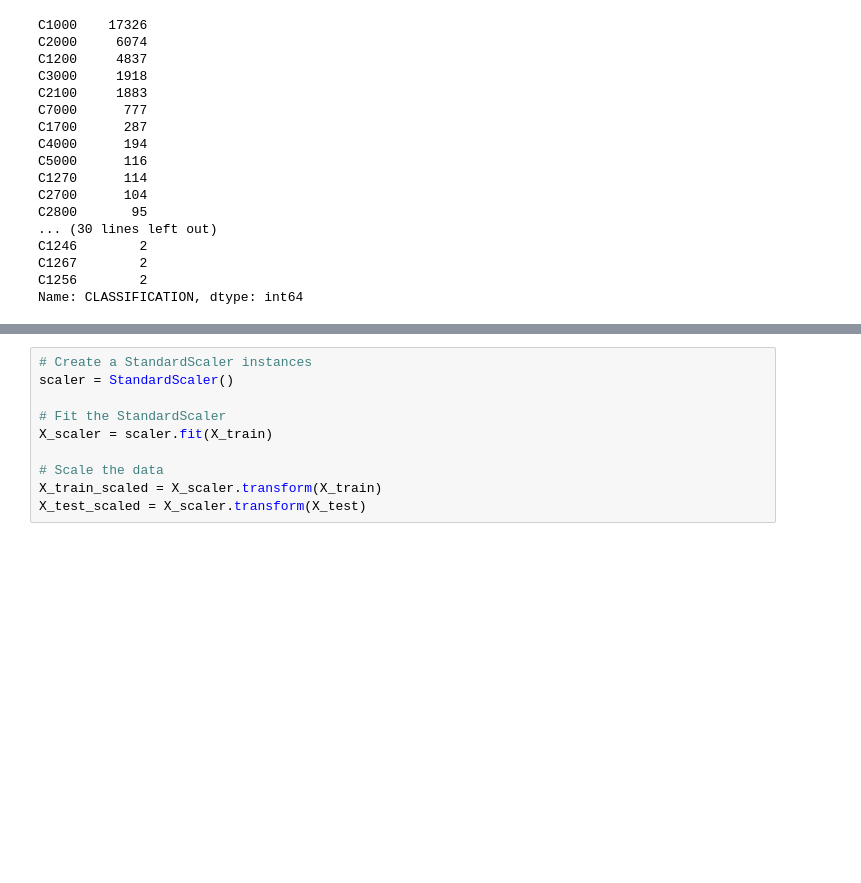
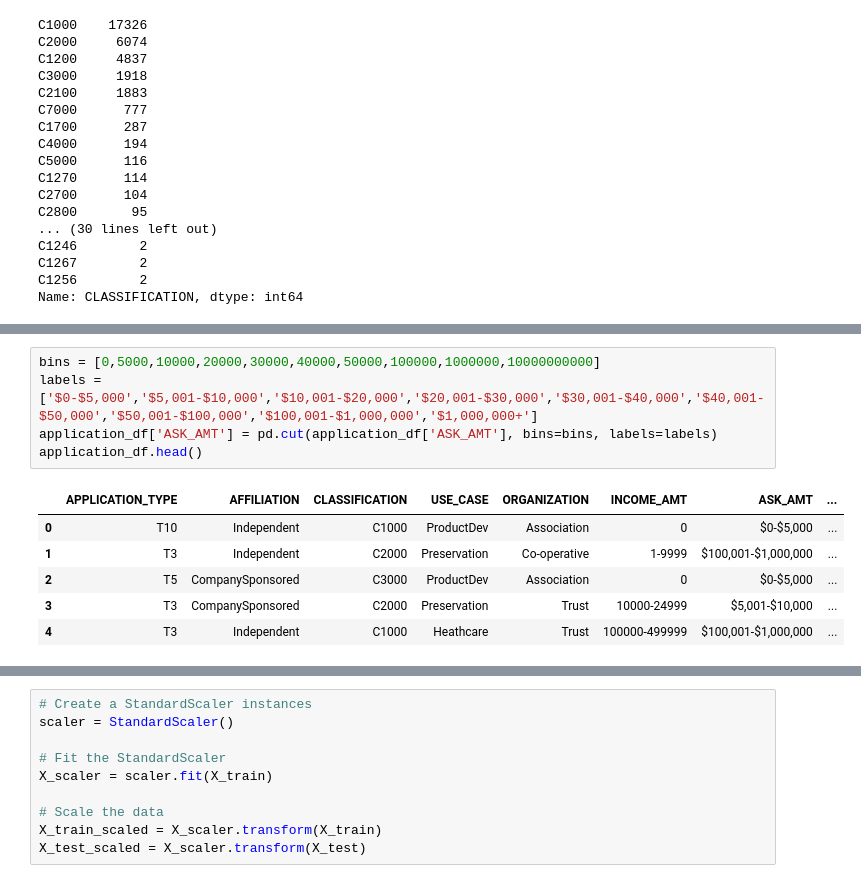
Before and after one commit to gamountainmama/deep-learning-challenge, a Jupyter notebook: AlphabetSoupCharity_Optimization.ipynb, the cells around one changed output, grey strips where cells are left out. Saved outputs shown, nothing was run; the diff lists cells and outputs as text; blank space fills up the shorter version.

```diff
--- a/AlphabetSoupCharity_Optimization.ipynb
+++ b/AlphabetSoupCharity_Optimization.ipynb
@@ -278,0 +176,12 @@ application_df.head()
+# %%
+bins = [0,5000,10000,20000,30000,40000,50000,100000,1000000,10000000000]
+labels = ['$0-$5,000','$5,001-$10,000','$10,001-$20,000','$20,001-$30,000','$30,001-$40,000','$40,001-$50,000','$50,001-$100,000','$100,001-$1,000,000','$1,000,000+']
+application_df['ASK_AMT'] = pd.cut(application_df['ASK_AMT'], bins=bins, labels=labels)
+application_df.head()
+# %% [output]
+|  | APPLICATION_TYPE | AFFILIATION | CLASSIFICATION | USE_CASE | ORGANIZATION | INCOME_AMT | ASK_AMT | ... |
+| 0 | T10 | Independent | C1000 | ProductDev | Association | 0 | $0-$5,000 | ... |
+| 1 | T3 | Independent | C2000 | Preservation | Co-operative | 1-9999 | $100,001-$1,000,000 | ... |
+| 2 | T5 | CompanySponsored | C3000 | ProductDev | Association | 0 | $0-$5,000 | ... |
+| 3 | T3 | CompanySponsored | C2000 | Preservation | Trust | 10000-24999 | $5,001-$10,000 | ... |
+| 4 | T3 | Independent | C1000 | Heathcare | Trust | 100000-499999 | $100,001-$1,000,000 | ... |
```
Also changed, not shown: parts of 24 cells of this notebook.
